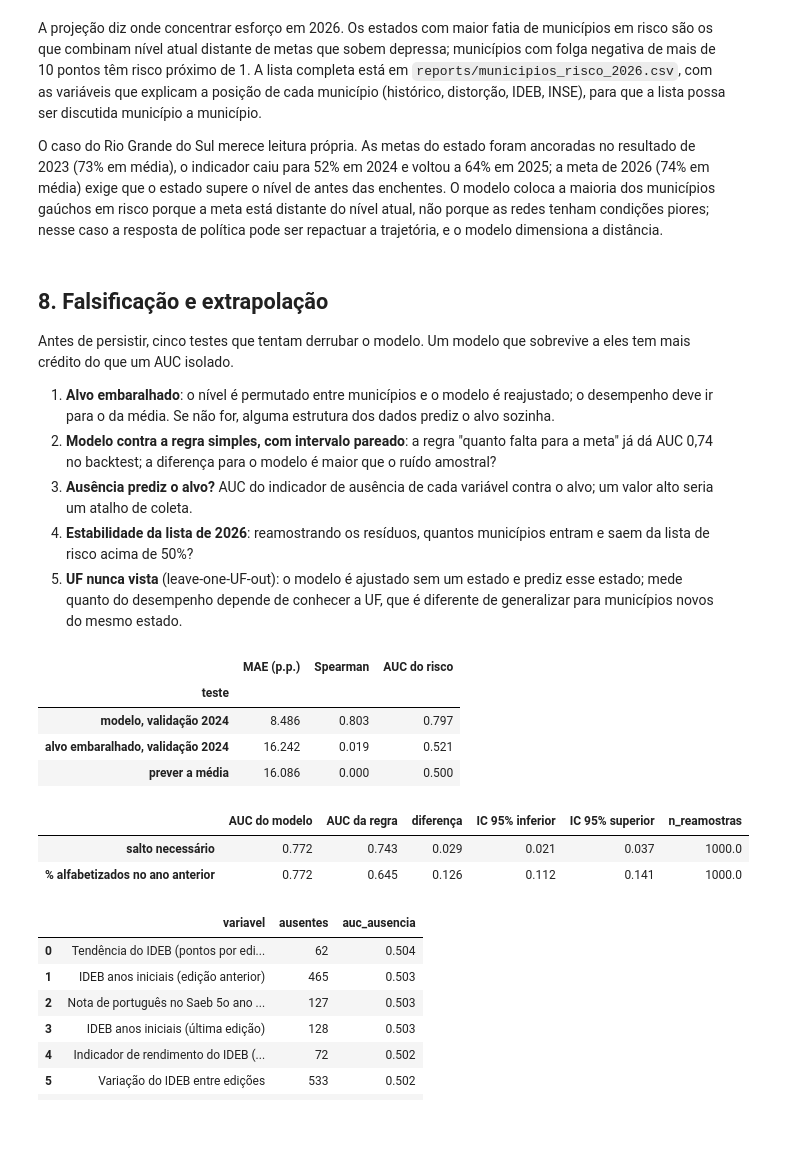
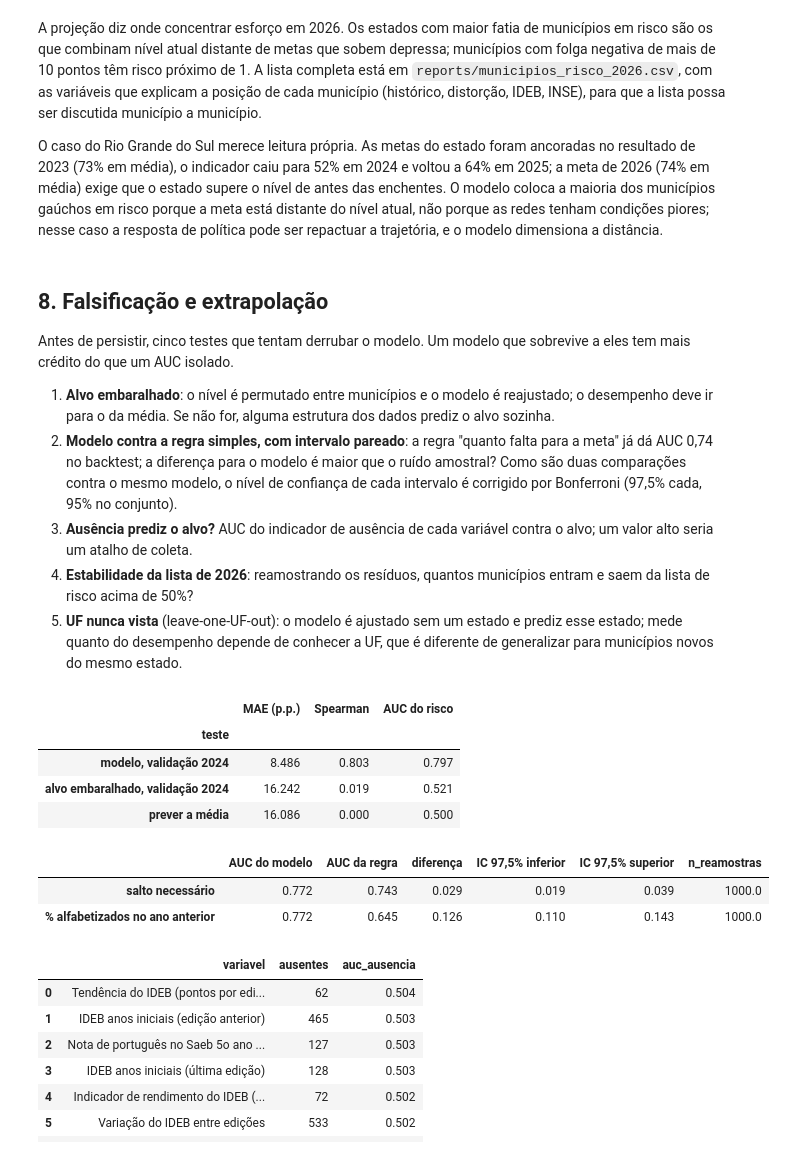
Before and after one commit to guillecosme/fiap-ai-scientist-tech-challenge-fase-03, a Jupyter notebook: notebooks/04_modelo_municipio_risco.ipynb, the cells around one changed output. Saved outputs shown, nothing was run; the diff lists cells and outputs as text; code cells hidden in the pictures; blank space fills up the shorter version.

Commit message:
correcao de bonferroni nos intervalos das comparacoes contra regras simples nos notebooks 04 e 06

```diff
--- a/notebooks/04_modelo_municipio_risco.ipynb
+++ b/notebooks/04_modelo_municipio_risco.ipynb
@@ -439,7 +439,7 @@ O caso do Rio Grande do Sul merece leitura própria. As metas do estado foram an
 Antes de persistir, cinco testes que tentam derrubar o modelo. Um modelo que sobrevive a eles tem mais crédito do que um AUC isolado.
 
 1. **Alvo embaralhado**: o nível é permutado entre municípios e o modelo é reajustado; o desempenho deve ir para o da média. Se não for, alguma estrutura dos dados prediz o alvo sozinha.
-2. **Modelo contra a regra simples, com intervalo pareado**: a regra "quanto falta para a meta" já dá AUC 0,74 no backtest; a diferença para o modelo é maior que o ruído amostral?
+2. **Modelo contra a regra simples, com intervalo pareado**: a regra "quanto falta para a meta" já dá AUC 0,74 no backtest; a diferença para o modelo é maior que o ruído amostral? Como são duas comparações contra o mesmo modelo, o nível de confiança de cada intervalo é corrigido por Bonferroni (97,5% cada, 95% no conjunto).
 3. **Ausência prediz o alvo?** AUC do indicador de ausência de cada variável contra o alvo; um valor alto seria um atalho de coleta.
 4. **Estabilidade da lista de 2026**: reamostrando os resíduos, quantos municípios entram e saem da lista de risco acima de 50%?
 5. **UF nunca vista** (leave-one-UF-out): o modelo é ajustado sem um estado e prediz esse estado; mede quanto do desempenho depende de conhecer a UF, que é diferente de generalizar para municípios novos do mesmo estado.
@@ -466,15 +466,17 @@ falsificacao.round(3)
 | prever a média | 16.086 | 0.000 | 0.500 |
 # %%
 # 2. modelo contra regras de uma variavel no backtest, com IC pareado (bootstrap de municipios)
+# duas comparacoes contra o mesmo modelo: nivel de confianca corrigido por Bonferroni (1 - 0,05/2)
+NIVEL_BONF = 1 - 0.05 / 2
 score_modelo = 1 - risco_te
 regras = {"salto necessário": -teste["salto_necessario"].fillna(teste["salto_necessario"].median()).values, rotulo("indicador_t1"): teste["indicador_t1"].fillna(teste["indicador_t1"].median()).values}
-comparacao_regras = pd.DataFrame({nome: diferenca_bootstrap_pareada(y_te.values, score_modelo, s, teste["id_municipio"].values, roc_auc_score, n_reamostras=1000, seed=SEED) for nome, s in regras.items()}).T
-comparacao_regras = comparacao_regras.rename(columns={"metrica_a": "AUC do modelo", "metrica_b": "AUC da regra", "diferenca": "diferença", "ic_inferior": "IC 95% inferior", "ic_superior": "IC 95% superior"})
+comparacao_regras = pd.DataFrame({nome: diferenca_bootstrap_pareada(y_te.values, score_modelo, s, teste["id_municipio"].values, roc_auc_score, n_reamostras=1000, seed=SEED, nivel=NIVEL_BONF) for nome, s in regras.items()}).T
+comparacao_regras = comparacao_regras.rename(columns={"metrica_a": "AUC do modelo", "metrica_b": "AUC da regra", "diferenca": "diferença", "ic_inferior": "IC 97,5% inferior", "ic_superior": "IC 97,5% superior"})
 comparacao_regras.round(3)
 # %% [output]
-|  | AUC do modelo | AUC da regra | diferença | IC 95% inferior | IC 95% superior | n_reamostras |
-| salto necessário | 0.772 | 0.743 | 0.029 | 0.021 | 0.037 | 1000.0 |
-| % alfabetizados no ano anterior | 0.772 | 0.645 | 0.126 | 0.112 | 0.141 | 1000.0 |
+|  | AUC do modelo | AUC da regra | diferença | IC 97,5% inferior | IC 97,5% superior | n_reamostras |
+| salto necessário | 0.772 | 0.743 | 0.029 | 0.019 | 0.039 | 1000.0 |
+| % alfabetizados no ano anterior | 0.772 | 0.645 | 0.126 | 0.110 | 0.143 | 1000.0 |
 # %%
 # 3. a ausencia de uma variavel prediz o alvo?
 ausencia = auc_da_ausencia(x_tr, y_tr)
```
Also changed, not shown: parts of 3 cells of this notebook, 5 other files.
